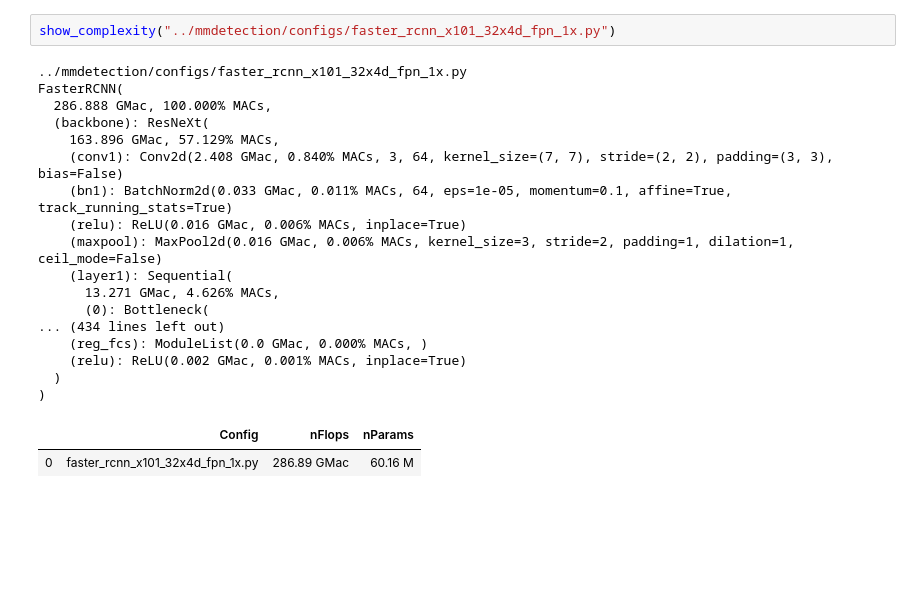
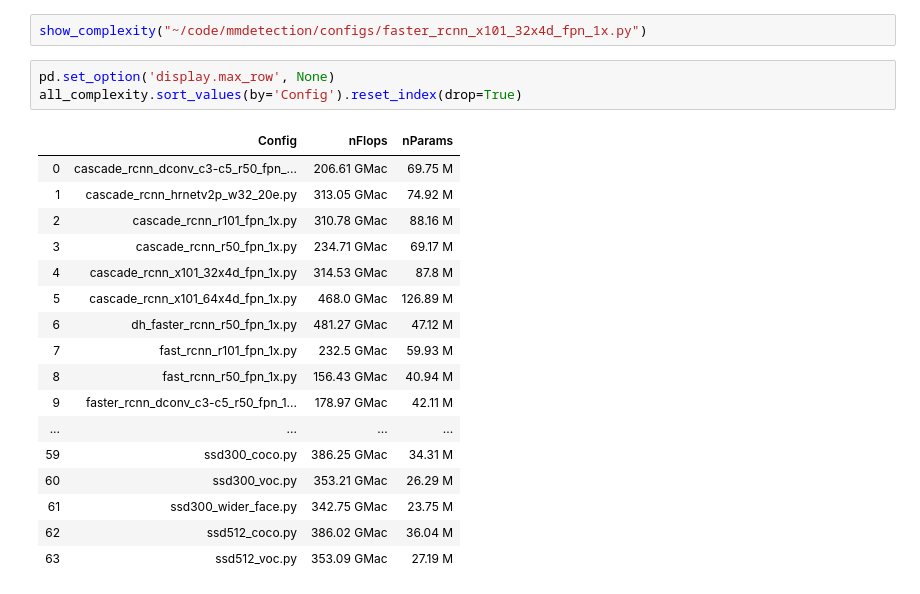
Before and after one commit to jinlmsft/mmdetection_ext_sample, a Jupyter notebook: show_configs_complexity_info.ipynb, the cells around one changed output. Cells and saved outputs as stored; diff of their text form; blank space fills up the shorter version.

```diff
--- a/show_configs_complexity_info.ipynb
+++ b/show_configs_complexity_info.ipynb
@@ -196,23 +46,24 @@ paths
 # %%
-show_complexity("../mmdetection/configs/faster_rcnn_x101_32x4d_fpn_1x.py")
+show_complexity("~/code/mmdetection/configs/faster_rcnn_x101_32x4d_fpn_1x.py")
-# %% [output]
-../mmdetection/configs/faster_rcnn_x101_32x4d_fpn_1x.py
-FasterRCNN(
-  286.888 GMac, 100.000% MACs,
-  (backbone): ResNeXt(
-    163.896 GMac, 57.129% MACs,
-    (conv1): Conv2d(2.408 GMac, 0.840% MACs, 3, 64, kernel_size=(7, 7), stride=(2, 2), padding=(3, 3), bias=False)
-    (bn1): BatchNorm2d(0.033 GMac, 0.011% MACs, 64, eps=1e-05, momentum=0.1, affine=True, track_running_stats=True)
-    (relu): ReLU(0.016 GMac, 0.006% MACs, inplace=True)
-    (maxpool): MaxPool2d(0.016 GMac, 0.006% MACs, kernel_size=3, stride=2, padding=1, dilation=1, ceil_mode=False)
-    (layer1): Sequential(
-      13.271 GMac, 4.626% MACs,
-      (0): Bottleneck(
-... (434 lines left out)
-    (reg_fcs): ModuleList(0.0 GMac, 0.000% MACs, )
-    (relu): ReLU(0.002 GMac, 0.001% MACs, inplace=True)
-  )
-)
-|  | Config | nFlops | nParams |
-| 0 | faster_rcnn_x101_32x4d_fpn_1x.py | 286.89 GMac | 60.16 M |
+# %%
+pd.set_option('display.max_row', None)
+all_complexity.sort_values(by='Config').reset_index(drop=True)
+# %% [output]
+|  | Config | nFlops | nParams |
+| 0 | cascade_rcnn_dconv_c3-c5_r50_fpn_... | 206.61 GMac | 69.75 M |
+| 1 | cascade_rcnn_hrnetv2p_w32_20e.py | 313.05 GMac | 74.92 M |
+| 2 | cascade_rcnn_r101_fpn_1x.py | 310.78 GMac | 88.16 M |
+| 3 | cascade_rcnn_r50_fpn_1x.py | 234.71 GMac | 69.17 M |
+| 4 | cascade_rcnn_x101_32x4d_fpn_1x.py | 314.53 GMac | 87.8 M |
+| 5 | cascade_rcnn_x101_64x4d_fpn_1x.py | 468.0 GMac | 126.89 M |
+| 6 | dh_faster_rcnn_r50_fpn_1x.py | 481.27 GMac | 47.12 M |
+| 7 | fast_rcnn_r101_fpn_1x.py | 232.5 GMac | 59.93 M |
+| 8 | fast_rcnn_r50_fpn_1x.py | 156.43 GMac | 40.94 M |
+| 9 | faster_rcnn_dconv_c3-c5_r50_fpn_1... | 178.97 GMac | 42.11 M |
+| ... | ... | ... | ... |
+| 59 | ssd300_coco.py | 386.25 GMac | 34.31 M |
+| 60 | ssd300_voc.py | 353.21 GMac | 26.29 M |
+| 61 | ssd300_wider_face.py | 342.75 GMac | 23.75 M |
+| 62 | ssd512_coco.py | 386.02 GMac | 36.04 M |
+| 63 | ssd512_voc.py | 353.09 GMac | 27.19 M |
 # %%
```
Also changed, not shown: parts of 5 cells of this notebook, 1 other file.
